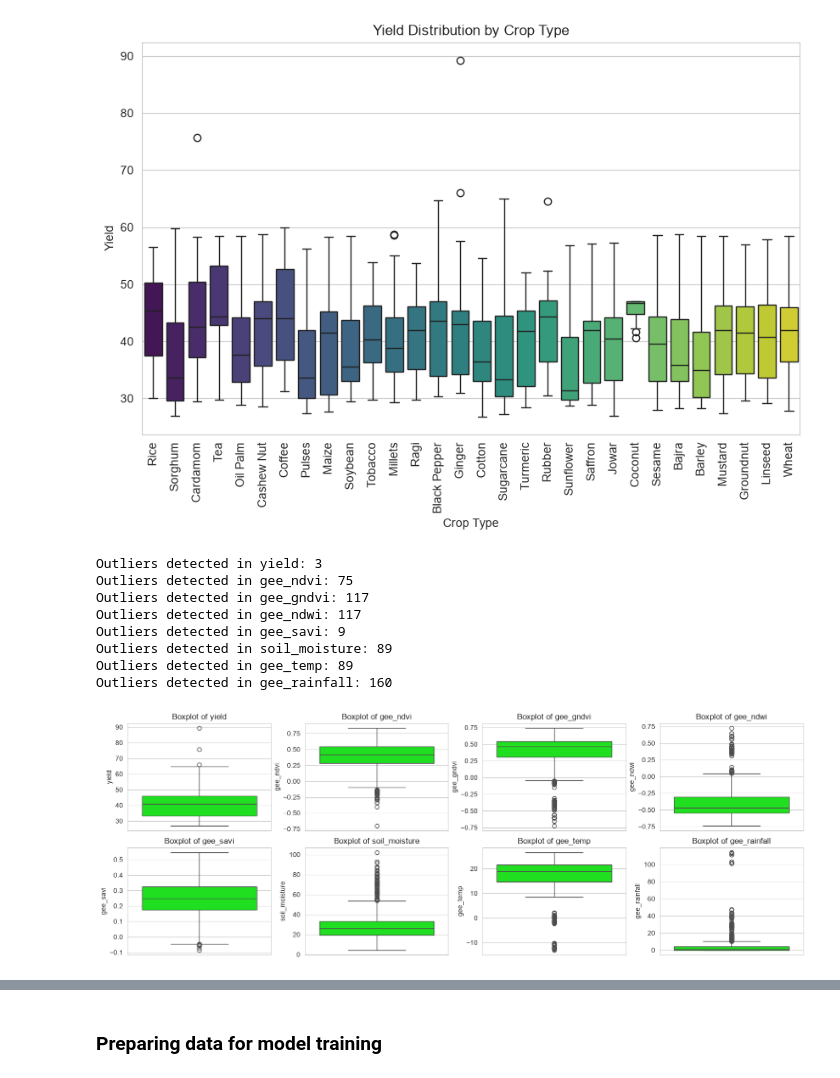
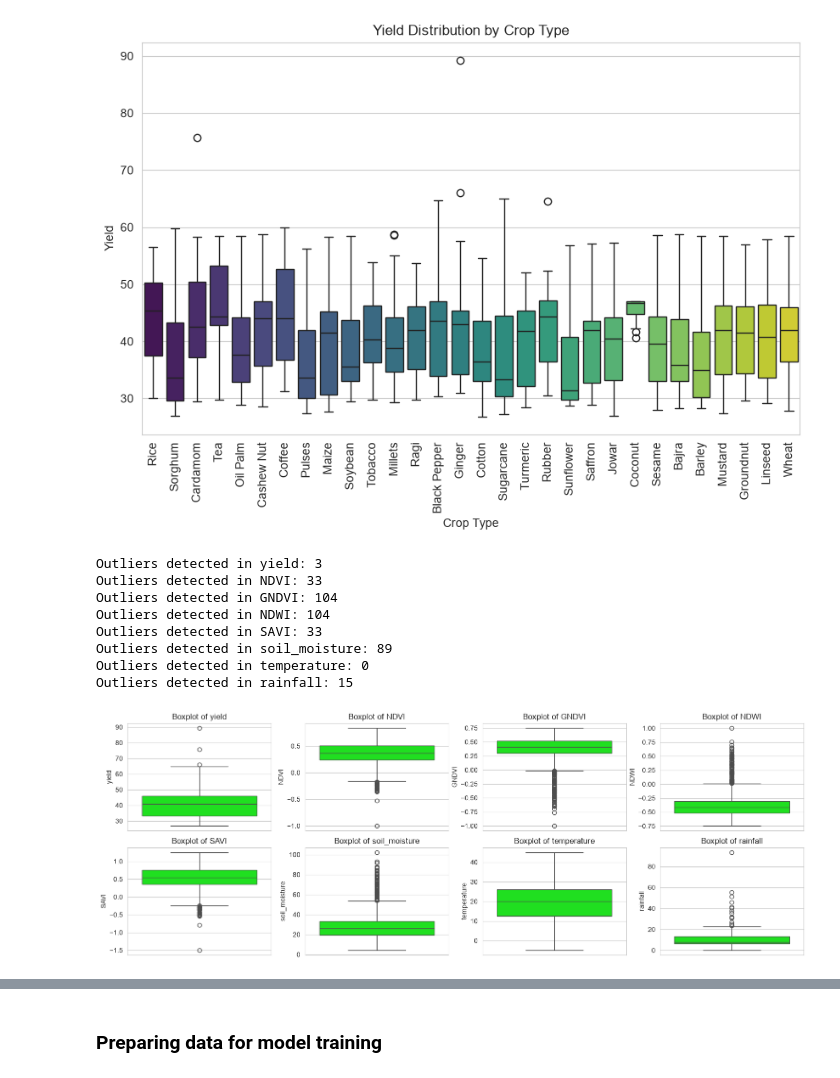
Before and after one commit to Apprentice-doa/YieldSense-Crop-Yield-Forecasting-Carnegie-Mellon-University, a Jupyter notebook: data/raw/model_training.ipynb, the cells around one changed output, grey strips where cells are left out. Saved outputs shown, nothing was run; the diff lists cells and outputs as text; code cells hidden in the pictures.

```diff
--- a/data/raw/model_training.ipynb
+++ b/data/raw/model_training.ipynb
@@ -52,6 +52,6 @@ print(crop.head())
 # %% [markdown]
 ### Selecting required columns
 # %%
-crop_gee = crop.drop(["GNDVI","NDVI","NDWI","SAVI","field_id","rainfall","temperature"], axis = 1)
+crop_gee = crop.drop(["gee_gndvi","gee_ndvi","gee_ndwi","gee_savi","field_id","gee_rainfall","gee_temp"], axis = 1)
 crop_gee.head()
 # %% [output]
@@ -239,29 +241,29 @@ def detect_outliers(data, column):
 # %%
 plt.figure(figsize=(15,8))
 
-for i,col in enumerate (["yield", "gee_ndvi", "gee_gndvi", "gee_ndwi", "gee_savi", "soil_moisture", "gee_temp", "gee_rainfall"]):
+for i,col in enumerate (["yield", "NDVI", "GNDVI","NDWI", "SAVI", "soil_moisture", "temperature", "rainfall"]):
 
     outliers = detect_outliers(crop_gee, col)
     print(f"Outliers detected in {col}: {len(outliers)}")
 
     plt.subplot(3,4,i+1)
     sns.boxplot(y=crop_gee[col],color='lime')
     plt.title(f"Boxplot of {col}")
     plt.xlabel('')
     plt.ylabel(col)
 
 plt.tight_layout()
 plt.show()
 # %% [output]
 Outliers detected in yield: 3
-Outliers detected in gee_ndvi: 75
-Outliers detected in gee_gndvi: 117
-Outliers detected in gee_ndwi: 117
-Outliers detected in gee_savi: 9
+Outliers detected in NDVI: 33
+Outliers detected in GNDVI: 104
+Outliers detected in NDWI: 104
+Outliers detected in SAVI: 33
 Outliers detected in soil_moisture: 89
-Outliers detected in gee_temp: 89
-Outliers detected in gee_rainfall: 160
+Outliers detected in temperature: 0
+Outliers detected in rainfall: 15
-[figure, old version]
+[figure, new version]
 # %%
 # Handle Outliers
 # IQR Method to identify and cap Outliers
```
Also changed, not shown: parts of 9 cells of this notebook, 5 other files.
